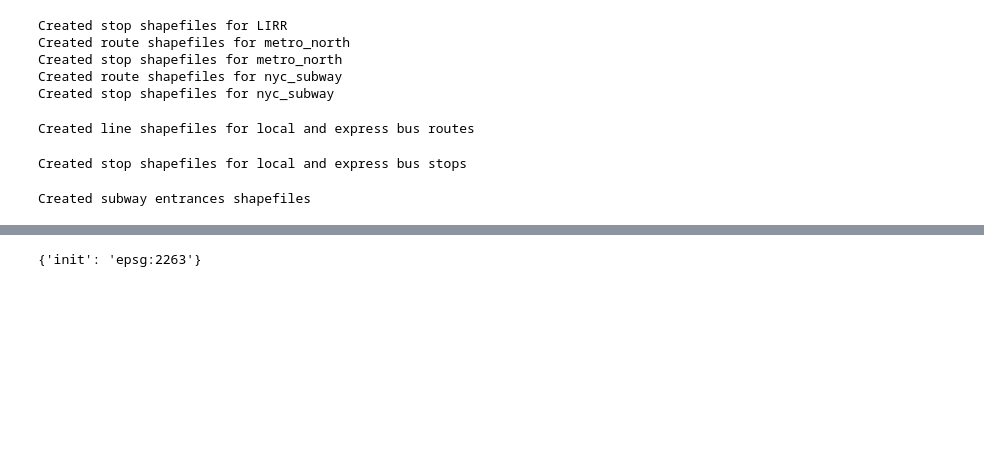
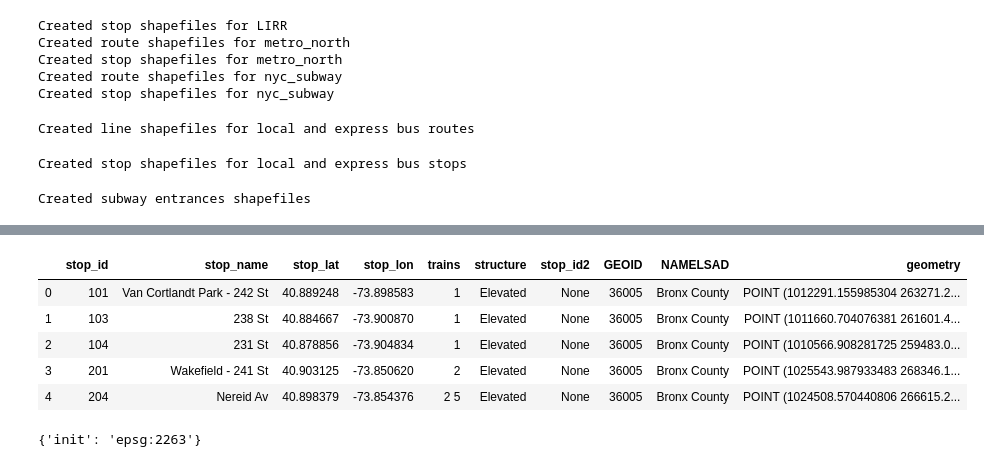
Before and after one commit to anastasiaclark/MTA-Mass-Transit, a Jupyter notebook: main.ipynb, the cells around one changed output, grey strips where cells are left out. Cells and saved outputs as stored; diff of their text form; code cells hidden in the pictures; blank space fills up the shorter version.

```diff
--- a/main.ipynb
+++ b/main.ipynb
@@ -49 +61,10 @@ nyc_routes=gpd.read_file(f'./{folder}/shapes/routes_nyc_subway_{folder.lower()}.
+# %%
+stops_subway.head()
+# %% [output]
+|  | stop_id | stop_name | stop_lat | stop_lon | trains | structure | stop_id2 | GEOID | NAMELSAD | geometry |
+| 0 | 101 | Van Cortlandt Park - 242 St | 40.889248 | -73.898583 | 1 | Elevated | None | 36005 | Bronx County | POINT (1012291.155985304 263271.2... |
+| 1 | 103 | 238 St | 40.884667 | -73.900870 | 1 | Elevated | None | 36005 | Bronx County | POINT (1011660.704076381 261601.4... |
+| 2 | 104 | 231 St | 40.878856 | -73.904834 | 1 | Elevated | None | 36005 | Bronx County | POINT (1010566.908281725 259483.0... |
+| 3 | 201 | Wakefield - 241 St | 40.903125 | -73.850620 | 2 | Elevated | None | 36005 | Bronx County | POINT (1025543.987933483 268346.1... |
+| 4 | 204 | Nereid Av | 40.898379 | -73.854376 | 2 5 | Elevated | None | 36005 | Bronx County | POINT (1024508.570440806 266615.2... |
 # %%
```
Also changed, not shown: parts of 10 cells of this notebook.
